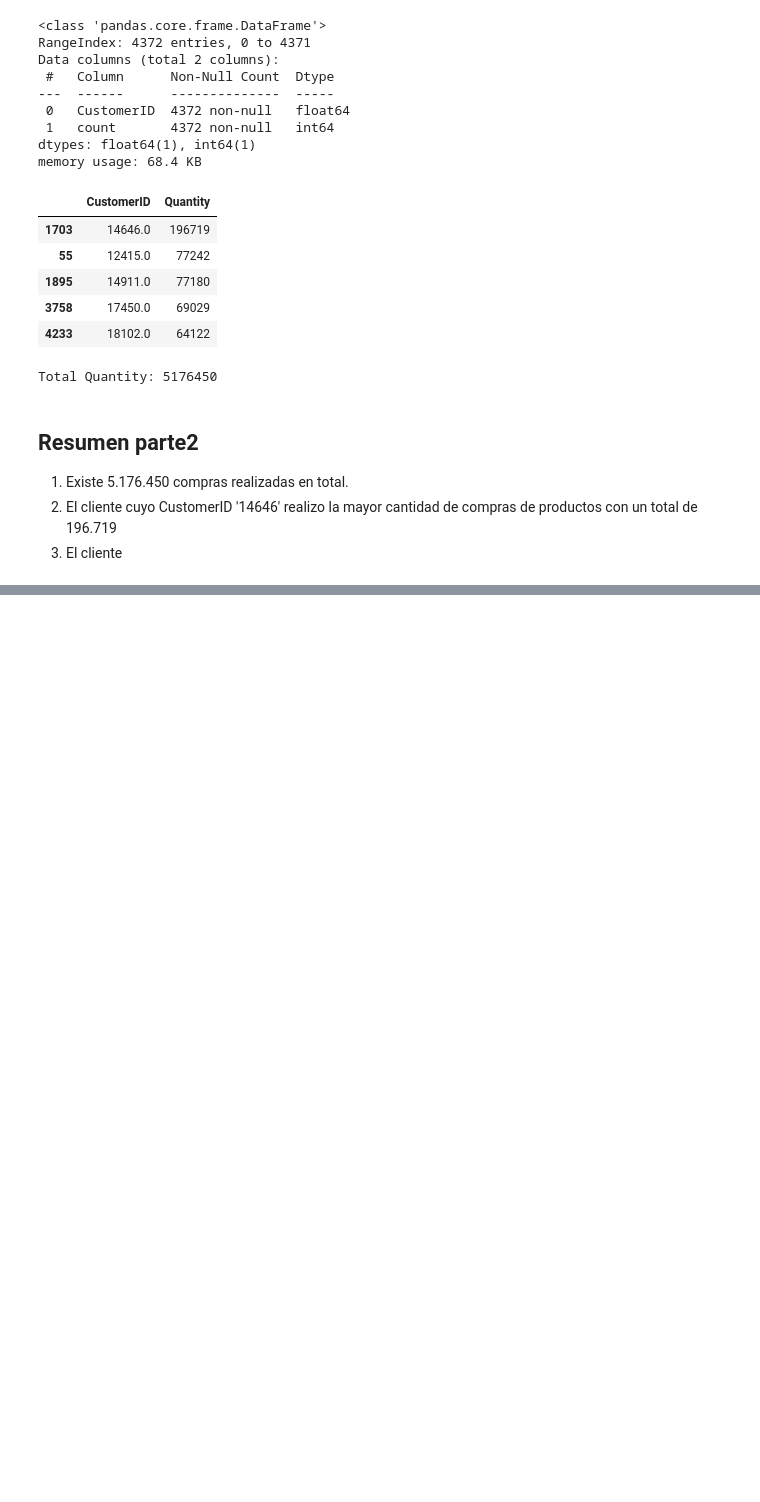
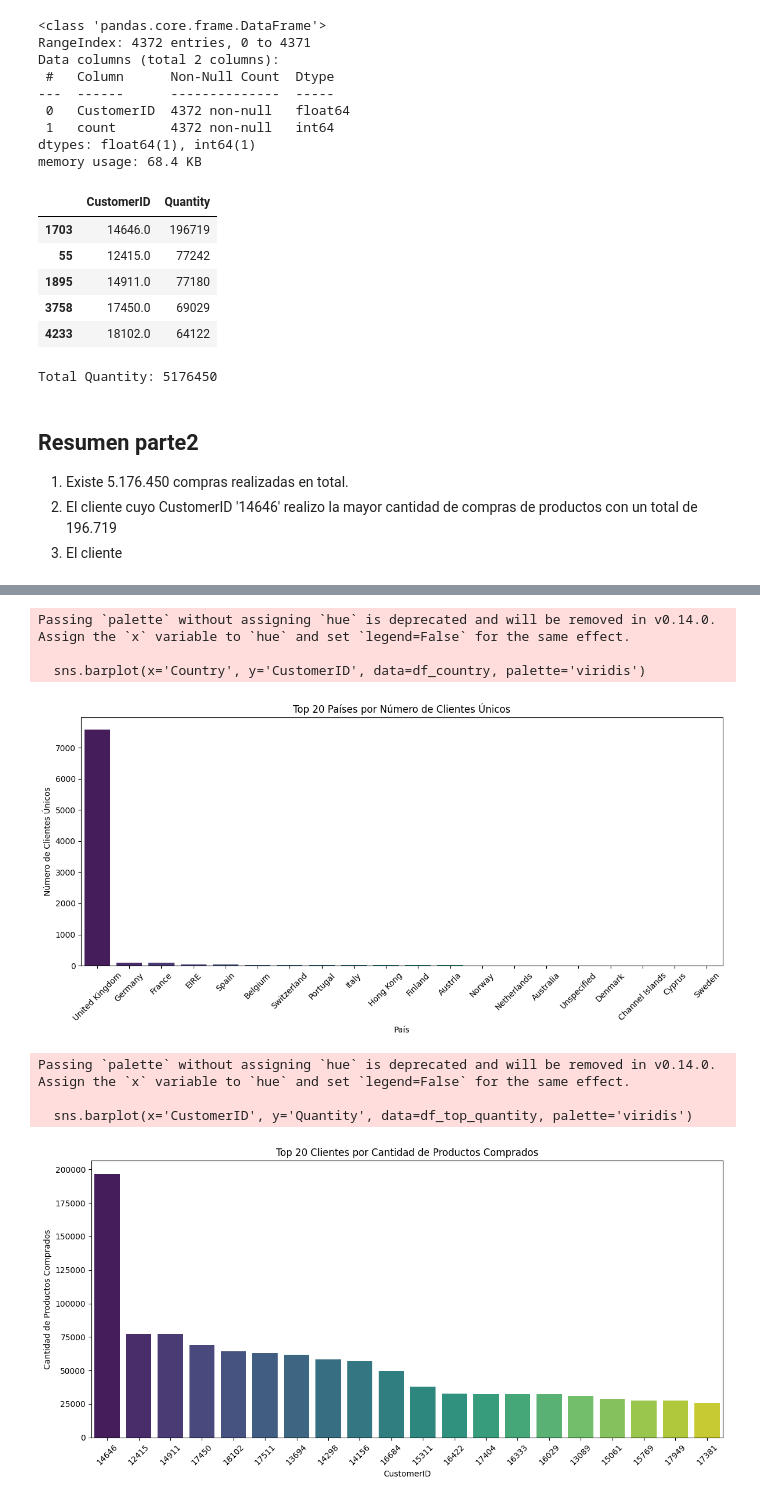
Before and after one commit to antonellafariasc/online_retail, a Jupyter notebook: Cliente/analisis_cliente.ipynb, the cells around one changed output, grey strips where cells are left out. Drawn from its saved outputs; the diff is of its cells as text; code cells hidden in the pictures; blank space fills up the shorter version.

```diff
--- a/Cliente/analisis_cliente.ipynb
+++ b/Cliente/analisis_cliente.ipynb
@@ -128,0 +368,5 @@ Total Quantity: 5176450
+# %%
+# Mostrar los 20 'CustomerID' que más productos compraron
+df_top_quantity = df0.groupby('CustomerID')['Quantity'].sum().reset_index()
+df_top_quantity = df_top_quantity.sort_values(by='Quantity', ascending=False).head(20)
+df_top_quantity.head(20)
@@ -128,0 +488,30 @@ Total Quantity: 5176450
+# %%
+# Clientes que mas compraron por pais
+df_country = df0.groupby('Country')['CustomerID'].nunique().reset_index()
+df_country = df_country.sort_values(by='CustomerID', ascending=False).head(20)
+plt.figure(figsize=(12, 6))
+sns.barplot(x='Country', y='CustomerID', data=df_country, palette='viridis')
+plt.title('Top 20 Países por Número de Clientes Únicos')
+plt.xlabel('País')
+plt.ylabel('Número de Clientes Únicos')
+plt.xticks(rotation=45)
+plt.tight_layout()
+plt.show()
+# Visualizar la cantidad total de productos comprados por los 20 clientes que más han comprado
+plt.figure(figsize=(12, 6))
+sns.barplot(x='CustomerID', y='Quantity', data=df_top_quantity, palette='viridis')
+plt.title('Top 20 Clientes por Cantidad de Productos Comprados')
+plt.xlabel('CustomerID')
+plt.ylabel('Cantidad de Productos Comprados')
+plt.xticks(rotation=45)
+plt.tight_layout()
+plt.show()
+# %% [output]
+Passing `palette` without assigning `hue` is deprecated and will be removed in v0.14.0. Assign the `x` variable to `hue` and set `legend=False` for the same effect.
+
+  sns.barplot(x='Country', y='CustomerID', data=df_country, palette='viridis')
+[figure, added]
+Passing `palette` without assigning `hue` is deprecated and will be removed in v0.14.0. Assign the `x` variable to `hue` and set `legend=False` for the same effect.
+
+  sns.barplot(x='CustomerID', y='Quantity', data=df_top_quantity, palette='viridis')
+[figure, added]
```
Also changed, not shown: parts of 36 cells of this notebook, 8 other files.
